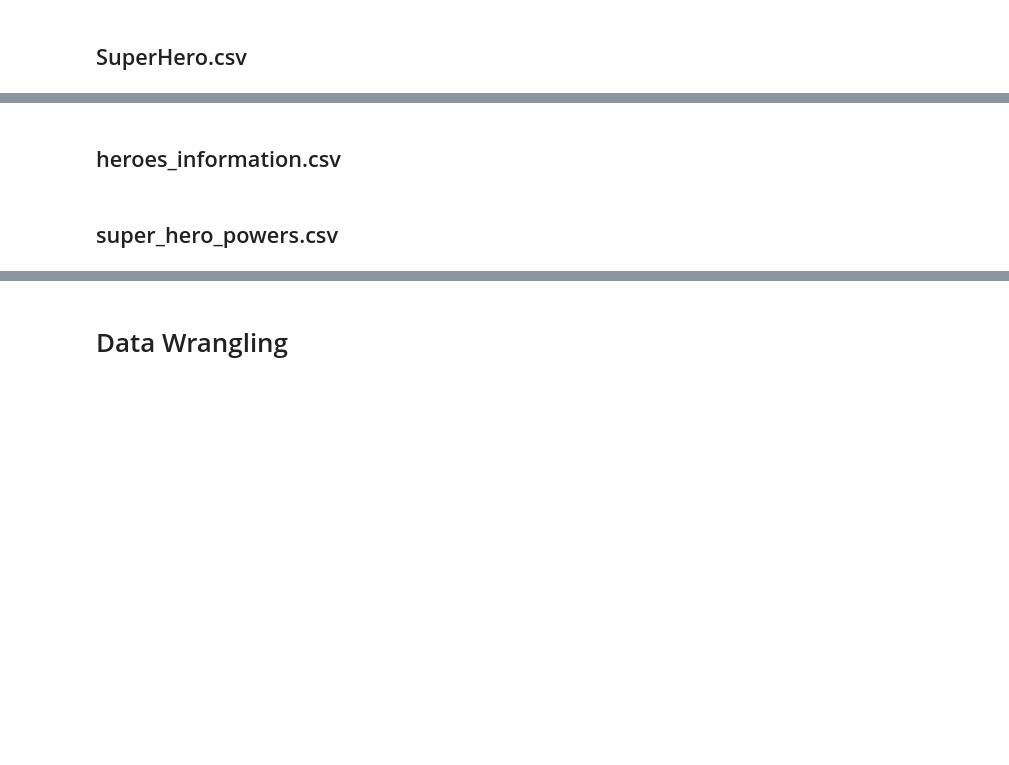
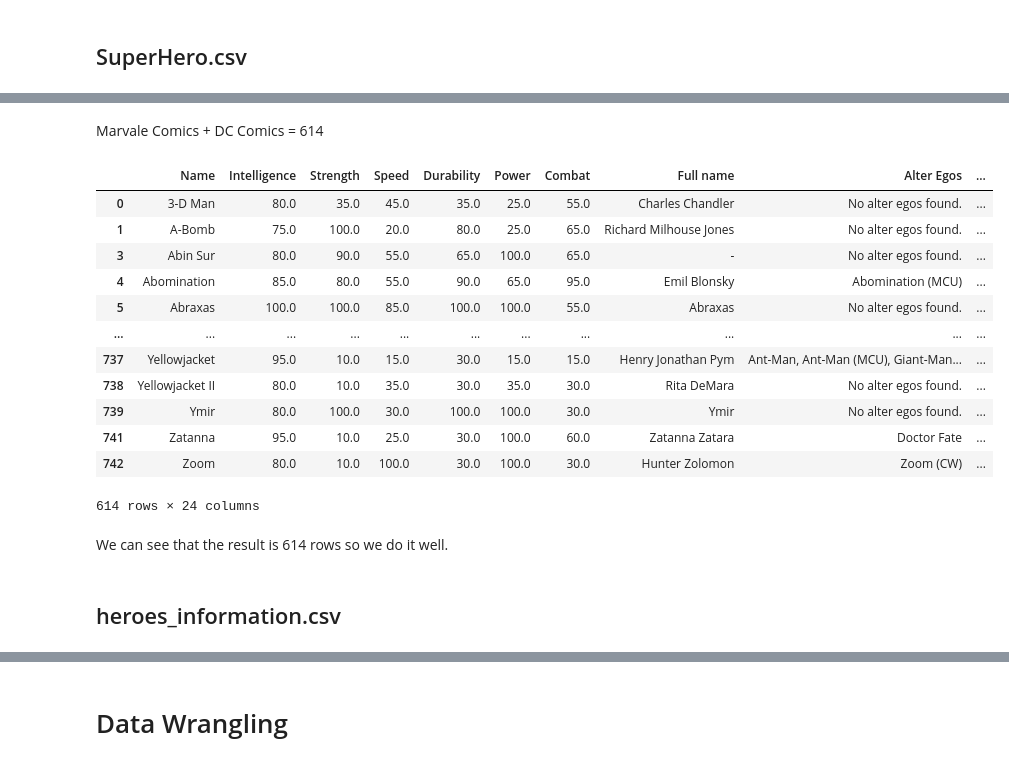
Before and after one commit to sergi0gs/Marvel_vs_DC, a Jupyter notebook: Marvel_vs_DC.ipynb, the cells around one changed output, grey strips where cells are left out. Drawn from its saved outputs; the diff is of its cells as text; code cells hidden in the pictures; blank space fills up the shorter version.

```diff
--- a/Marvel_vs_DC.ipynb
+++ b/Marvel_vs_DC.ipynb
@@ -232,4 +276,24 @@ super_hero_powers.duplicated().sum()
+# %% [markdown]
+Marvale Comics + DC Comics = 614
+# %%
+filter_sh = (superhero_clean['Creator'] == 'Marvel Comics') | (superhero_clean['Creator'] == 'DC Comics')
+superhero_clean = superhero_clean[filter_sh]
+superhero_clean
+# %% [output]
+|  | Name | Intelligence | Strength | Speed | Durability | Power | Combat | Full name | Alter Egos | ... |
+| 0 | 3-D Man | 80.0 | 35.0 | 45.0 | 35.0 | 25.0 | 55.0 | Charles Chandler | No alter egos found. | ... |
+| 1 | A-Bomb | 75.0 | 100.0 | 20.0 | 80.0 | 25.0 | 65.0 | Richard Milhouse Jones | No alter egos found. | ... |
+| 3 | Abin Sur | 80.0 | 90.0 | 55.0 | 65.0 | 100.0 | 65.0 | - | No alter egos found. | ... |
+| 4 | Abomination | 85.0 | 80.0 | 55.0 | 90.0 | 65.0 | 95.0 | Emil Blonsky | Abomination (MCU) | ... |
+| 5 | Abraxas | 100.0 | 100.0 | 85.0 | 100.0 | 100.0 | 55.0 | Abraxas | No alter egos found. | ... |
+| ... | ... | ... | ... | ... | ... | ... | ... | ... | ... | ... |
+| 737 | Yellowjacket | 95.0 | 10.0 | 15.0 | 30.0 | 15.0 | 15.0 | Henry Jonathan Pym | Ant-Man, Ant-Man (MCU), Giant-Man... | ... |
+| 738 | Yellowjacket II | 80.0 | 10.0 | 35.0 | 30.0 | 35.0 | 30.0 | Rita DeMara | No alter egos found. | ... |
+| 739 | Ymir | 80.0 | 100.0 | 30.0 | 100.0 | 100.0 | 30.0 | Ymir | No alter egos found. | ... |
+| 741 | Zatanna | 95.0 | 10.0 | 25.0 | 30.0 | 100.0 | 60.0 | Zatanna Zatara | Doctor Fate | ... |
+| 742 | Zoom | 80.0 | 10.0 | 100.0 | 30.0 | 100.0 | 30.0 | Hunter Zolomon | Zoom (CW) | ... |
+614 rows × 24 columns
+# %% [markdown]
+We can see that the result is 614 rows so we do it well.
 # %% [markdown]
 ## heroes_information.csv
-# %% [markdown]
-## super_hero_powers.csv
```
Also changed, not shown: parts of 15 cells of this notebook.
